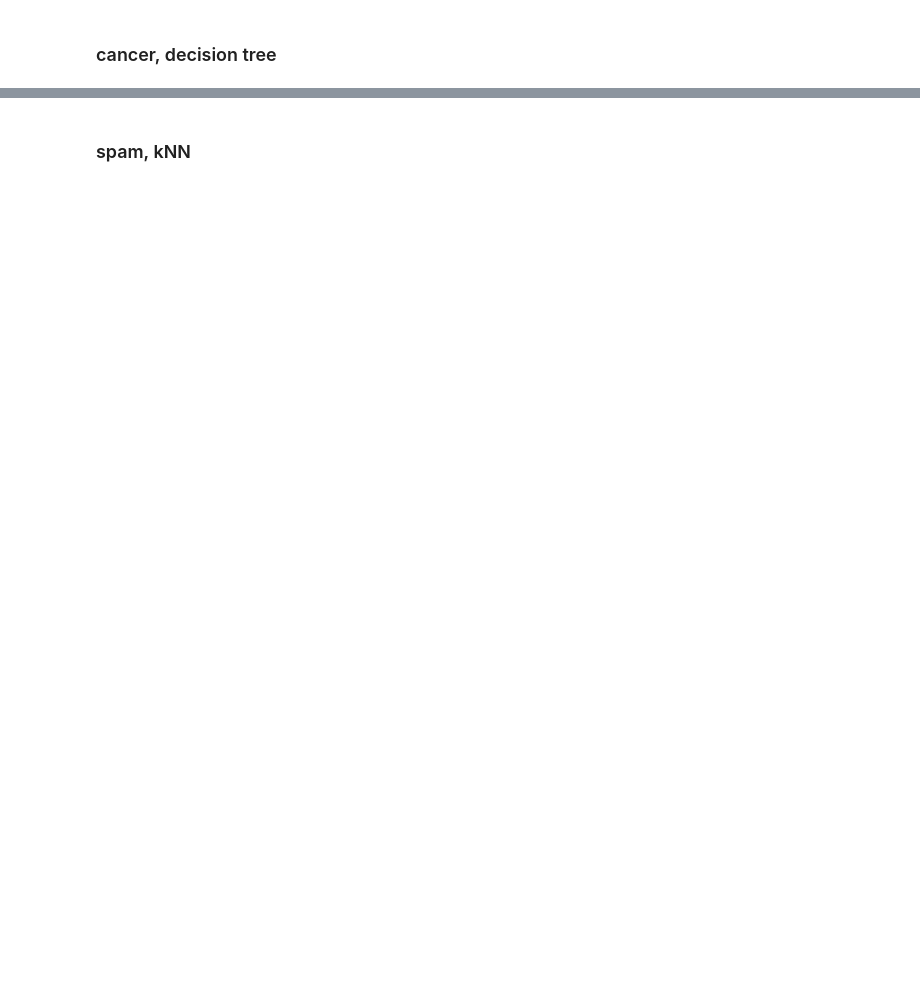
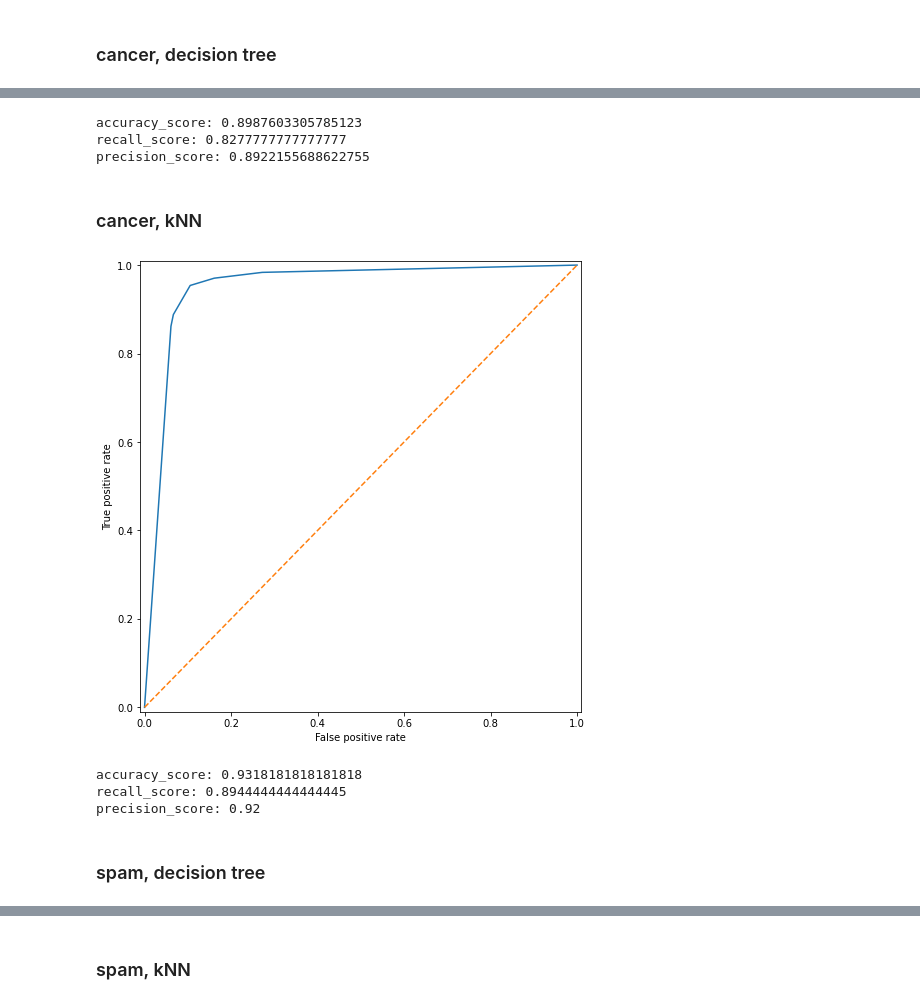
Before and after one commit to yegorov-boris/bioinf, a Jupyter notebook: HW3_Trees.ipynb, the cells around one changed output, grey strips where cells are left out. Saved outputs shown, nothing was run; the diff lists cells and outputs as text; code cells hidden in the pictures; blank space fills up the shorter version.

```diff
--- a/HW3_Trees.ipynb
+++ b/HW3_Trees.ipynb
@@ -321,0 +333,29 @@ X_train, y_train = oversampling(X_train_imb, y_train_imb)
+# %%
+y_pred = tree.predict(X_test)
+print('accuracy_score:', accuracy_score(y_test, y_pred))
+print('recall_score:', recall_score(y_test, y_pred))
+print('precision_score:', precision_score(y_test, y_pred))
+# %% [output]
+accuracy_score: 0.8987603305785123
+recall_score: 0.8277777777777777
+precision_score: 0.8922155688622755
+# %% [markdown]
+### cancer, kNN
+# %%
+neigh = KNeighborsClassifier()
+neigh.fit(X_train, y_train)
+probs_array = neigh.predict_proba(X_test)
+classes = range(y_train.unique().size)
+probs = list(map(lambda p: dict(zip(classes, p)), probs_array))
+plot_roc_curve(y_test, probs)
+y_pred = neigh.predict(X_test)
+print('accuracy_score:', accuracy_score(y_test, y_pred))
+print('recall_score:', recall_score(y_test, y_pred))
+print('precision_score:', precision_score(y_test, y_pred))
+# %% [output]
+[figure, added]
+accuracy_score: 0.9318181818181818
+recall_score: 0.8944444444444445
+precision_score: 0.92
+# %% [markdown]
+### spam, decision tree
```
Also changed, not shown: parts of 15 cells of this notebook.
